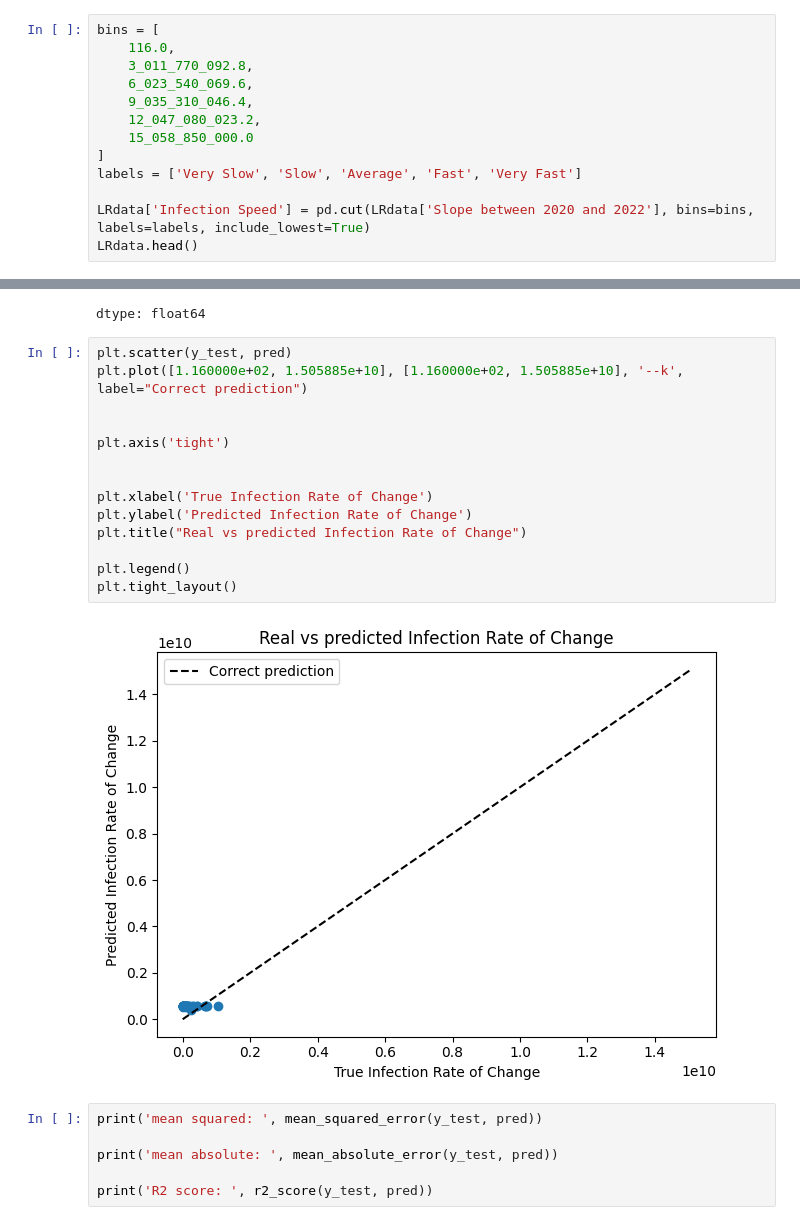
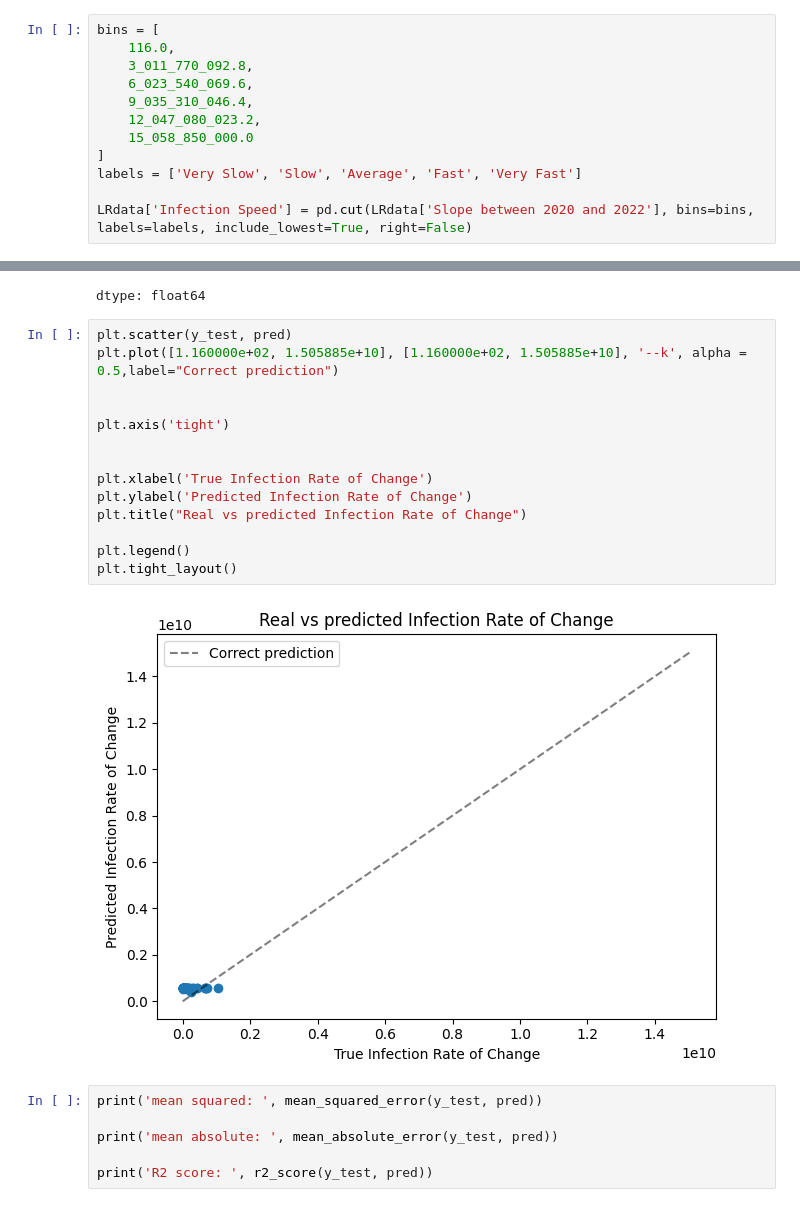
Before and after one commit to lily-the-real-lilly/first, a Jupyter notebook: CovidResearch.ipynb, the cells around one changed output, grey strips where cells are left out. Cells and saved outputs as stored; diff of their text form.

```diff
--- a/CovidResearch.ipynb
+++ b/CovidResearch.ipynb
@@ -519,5 +356,4 @@ bins = [
 ]
 labels = ['Very Slow', 'Slow', 'Average', 'Fast', 'Very Fast']
 
-LRdata['Infection Speed'] = pd.cut(LRdata['Slope between 2020 and 2022'], bins=bins, labels=labels, include_lowest=True)
-LRdata.head()
+LRdata['Infection Speed'] = pd.cut(LRdata['Slope between 2020 and 2022'], bins=bins, labels=labels, include_lowest=True, right=False)
@@ -583,20 +419,20 @@ LRdata['Slope between 2020 and 2022'].describe()
 dtype: float64
 # %%
 plt.scatter(y_test, pred)
-plt.plot([1.160000e+02, 1.505885e+10], [1.160000e+02, 1.505885e+10], '--k', label="Correct prediction")
+plt.plot([1.160000e+02, 1.505885e+10], [1.160000e+02, 1.505885e+10], '--k', alpha = 0.5,label="Correct prediction")
 
 
 plt.axis('tight')
 
 
 plt.xlabel('True Infection Rate of Change')
 plt.ylabel('Predicted Infection Rate of Change')
 plt.title("Real vs predicted Infection Rate of Change")
 
 plt.legend()
 plt.tight_layout()
 # %% [output]
-[figure, old version]
+[figure, new version]
 # %%
 print('mean squared: ', mean_squared_error(y_test, pred))
 
```
Also changed, not shown: parts of 41 cells of this notebook.
